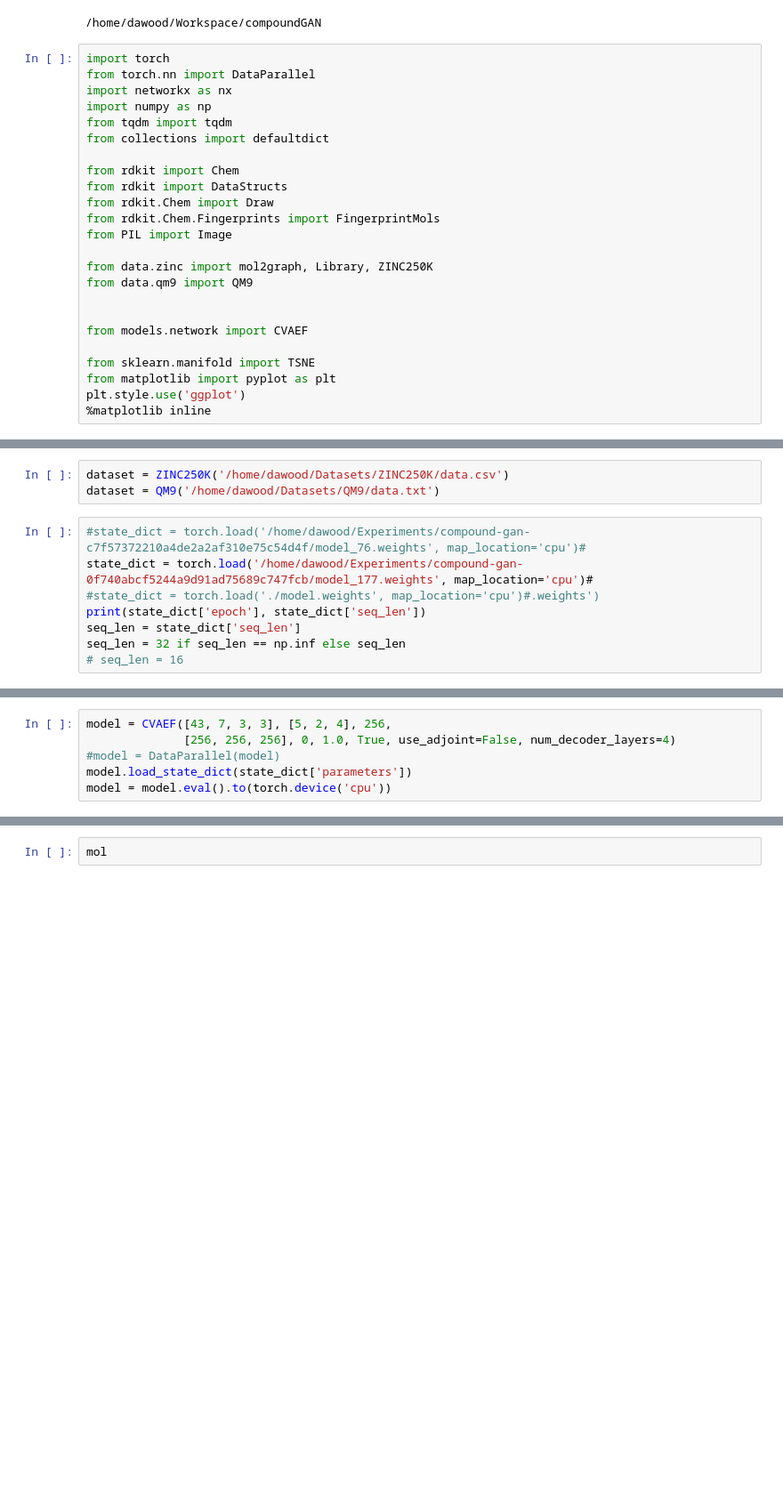
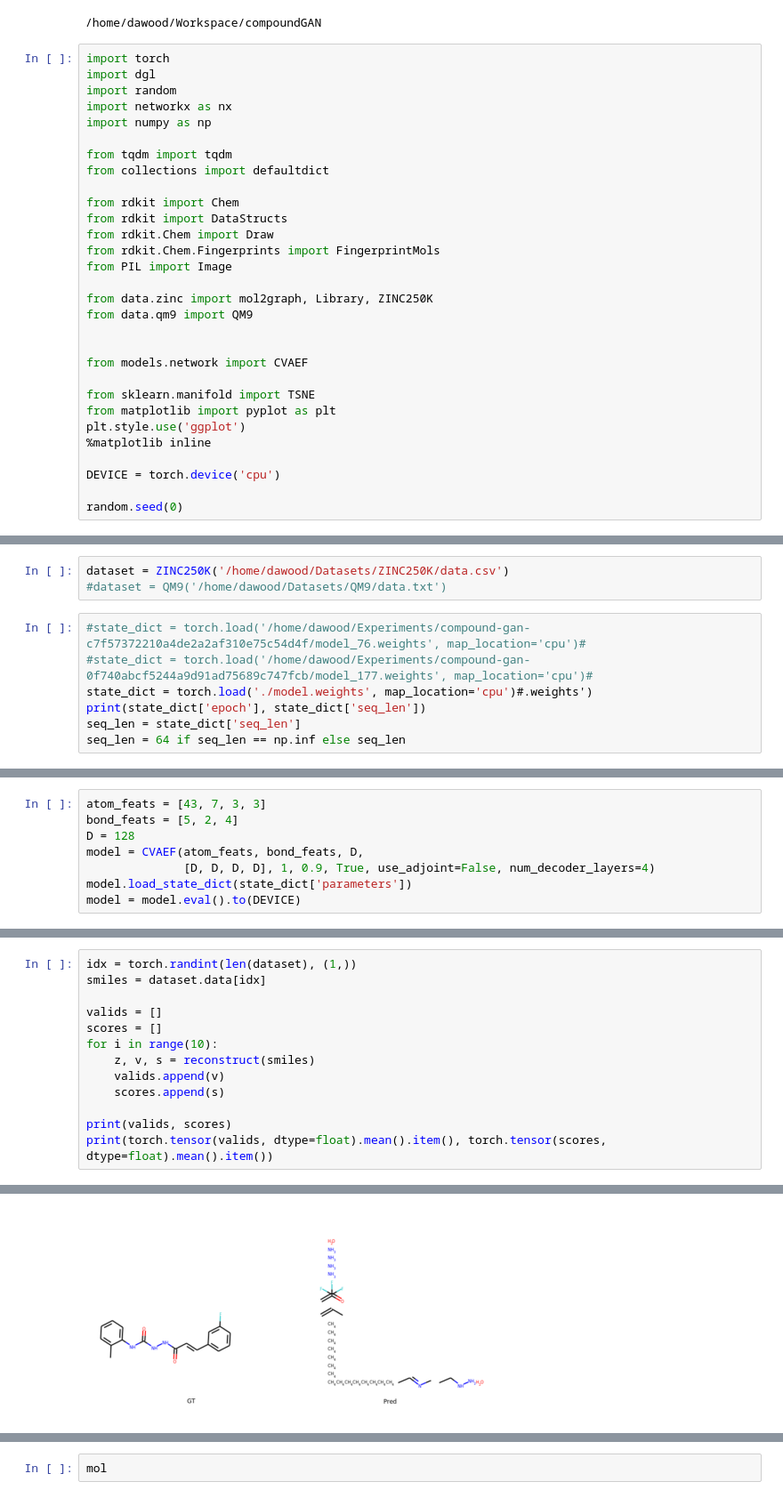
Before and after one commit to dawood95/compoundGAN, a Jupyter notebook: notebooks/model_test.ipynb, the cells around one changed output, grey strips where cells are left out. Shown at 89% size. Saved outputs shown, nothing was run; the diff lists cells and outputs as text; blank space fills up the shorter version.

```diff
--- a/notebooks/model_test.ipynb
+++ b/notebooks/model_test.ipynb
@@ -4,9 +4,11 @@
 /home/dawood/Workspace/compoundGAN
 # %%
 import torch
-from torch.nn import DataParallel
+import dgl
+import random
 import networkx as nx
 import numpy as np
+
 from tqdm import tqdm
 from collections import defaultdict
 
@@ -26,3 +28,7 @@ from sklearn.manifold import TSNE
 from matplotlib import pyplot as plt
 plt.style.use('ggplot')
 %matplotlib inline
+
+DEVICE = torch.device('cpu')
+
+random.seed(0)
@@ -32,12 +52,11 @@ atom_list.append('END')
 # %%
 dataset = ZINC250K('/home/dawood/Datasets/ZINC250K/data.csv')
-dataset = QM9('/home/dawood/Datasets/QM9/data.txt')
+#dataset = QM9('/home/dawood/Datasets/QM9/data.txt')
 # %%
 #state_dict = torch.load('/home/dawood/Experiments/compound-gan-c7f57372210a4de2a2af310e75c54d4f/model_76.weights', map_location='cpu')#
-state_dict = torch.load('/home/dawood/Experiments/compound-gan-0f740abcf5244a9d91ad75689c747fcb/model_177.weights', map_location='cpu')#
-#state_dict = torch.load('./model.weights', map_location='cpu')#.weights')
+#state_dict = torch.load('/home/dawood/Experiments/compound-gan-0f740abcf5244a9d91ad75689c747fcb/model_177.weights', map_location='cpu')#
+state_dict = torch.load('./model.weights', map_location='cpu')#.weights')
 print(state_dict['epoch'], state_dict['seq_len'])
 seq_len = state_dict['seq_len']
-seq_len = 32 if seq_len == np.inf else seq_len
-# seq_len = 16
+seq_len = 64 if seq_len == np.inf else seq_len
 # %% [output]
@@ -45,7 +64,9 @@ seq_len = 32 if seq_len == np.inf else seq_len
 # %%
-model = CVAEF([43, 7, 3, 3], [5, 2, 4], 256,
-              [256, 256, 256], 0, 1.0, True, use_adjoint=False, num_decoder_layers=4)
-#model = DataParallel(model)
+atom_feats = [43, 7, 3, 3]
+bond_feats = [5, 2, 4]
+D = 128
+model = CVAEF(atom_feats, bond_feats, D,
+              [D, D, D, D], 1, 0.9, True, use_adjoint=False, num_decoder_layers=4)
 model.load_state_dict(state_dict['parameters'])
-model = model.eval().to(torch.device('cpu'))
+model = model.eval().to(DEVICE)
 # %%
@@ -144,0 +342,14 @@ def run(smiles):
+# %%
+idx = torch.randint(len(dataset), (1,))
+smiles = dataset.data[idx]
+
+valids = []
+scores = []
+for i in range(10):
+    z, v, s = reconstruct(smiles)
+    valids.append(v)
+    scores.append(s)
+
+print(valids, scores)
+print(torch.tensor(valids, dtype=float).mean().item(), torch.tensor(scores, dtype=float).mean().item())
+# %% [output]
@@ -144,0 +357 @@ def run(smiles):
+[figure, added]
```
Also changed, not shown: parts of 21 cells of this notebook, 8 other files.
